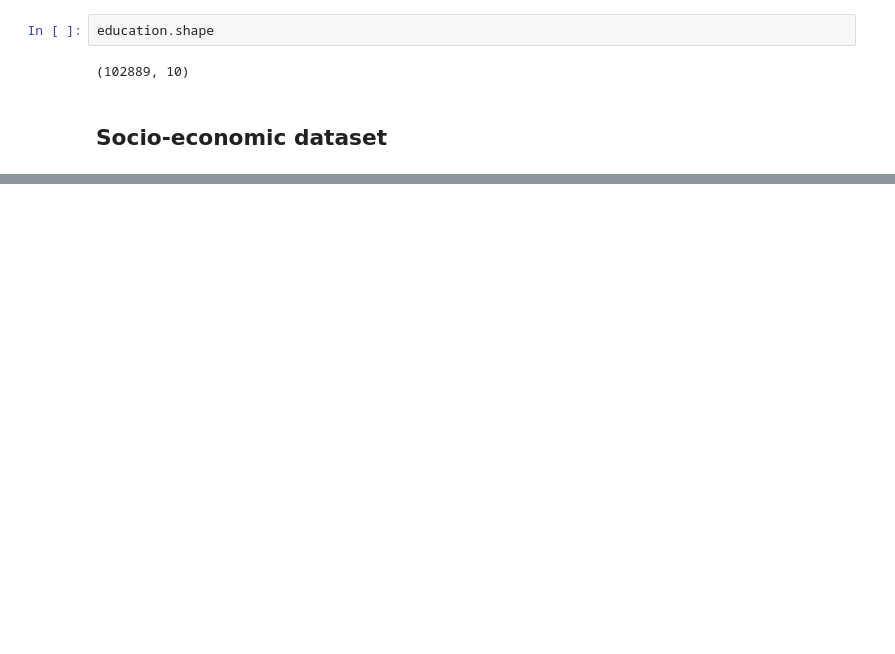
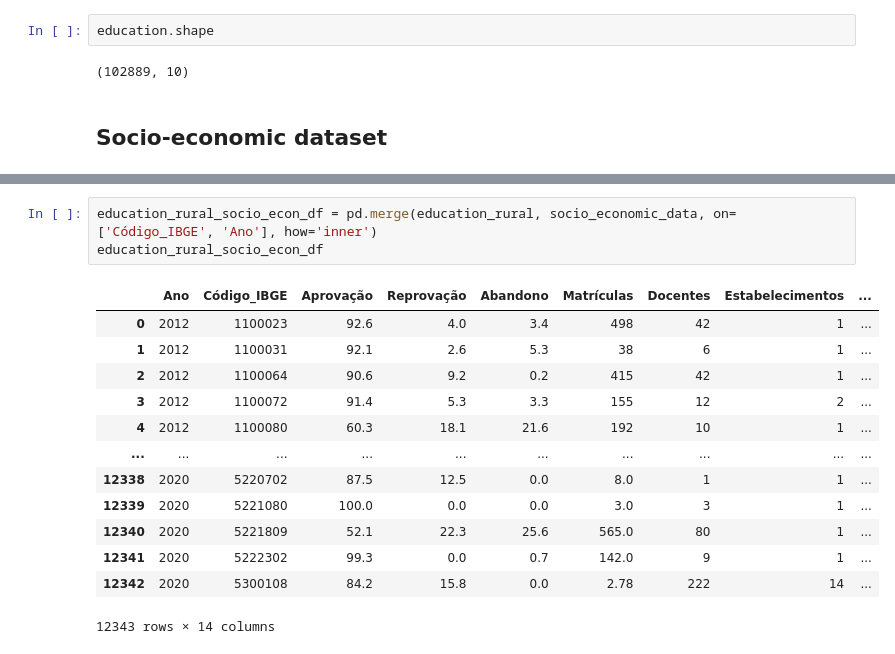
Before and after one commit to anandxrfeu/schooling_resource_predicter_data, a Jupyter notebook: notebooks/Data prep for ML (Anand).ipynb, the cells around one changed output, grey strips where cells are left out. Drawn from its saved outputs; the diff is of its cells as text; blank space fills up the shorter version.

```diff
--- a/notebooks/Data prep for ML (Anand).ipynb
+++ b/notebooks/Data prep for ML (Anand).ipynb
@@ -24,0 +150,17 @@ education.shape
+# %%
+education_rural_socio_econ_df = pd.merge(education_rural, socio_economic_data, on=['Código_IBGE', 'Ano'], how='inner')
+education_rural_socio_econ_df
+# %% [output]
+|  | Ano | Código_IBGE | Aprovação | Reprovação | Abandono | Matrículas | Docentes | Estabelecimentos | ... |
+| 0 | 2012 | 1100023 | 92.6 | 4.0 | 3.4 | 498 | 42 | 1 | ... |
+| 1 | 2012 | 1100031 | 92.1 | 2.6 | 5.3 | 38 | 6 | 1 | ... |
+| 2 | 2012 | 1100064 | 90.6 | 9.2 | 0.2 | 415 | 42 | 1 | ... |
+| 3 | 2012 | 1100072 | 91.4 | 5.3 | 3.3 | 155 | 12 | 2 | ... |
+| 4 | 2012 | 1100080 | 60.3 | 18.1 | 21.6 | 192 | 10 | 1 | ... |
+| ... | ... | ... | ... | ... | ... | ... | ... | ... | ... |
+| 12338 | 2020 | 5220702 | 87.5 | 12.5 | 0.0 | 8.0 | 1 | 1 | ... |
+| 12339 | 2020 | 5221080 | 100.0 | 0.0 | 0.0 | 3.0 | 3 | 1 | ... |
+| 12340 | 2020 | 5221809 | 52.1 | 22.3 | 25.6 | 565.0 | 80 | 1 | ... |
+| 12341 | 2020 | 5222302 | 99.3 | 0.0 | 0.7 | 142.0 | 9 | 1 | ... |
+| 12342 | 2020 | 5300108 | 84.2 | 15.8 | 0.0 | 2.78 | 222 | 14 | ... |
+12343 rows × 14 columns
```
Also changed, not shown: parts of 56 cells of this notebook, 4 other files.
